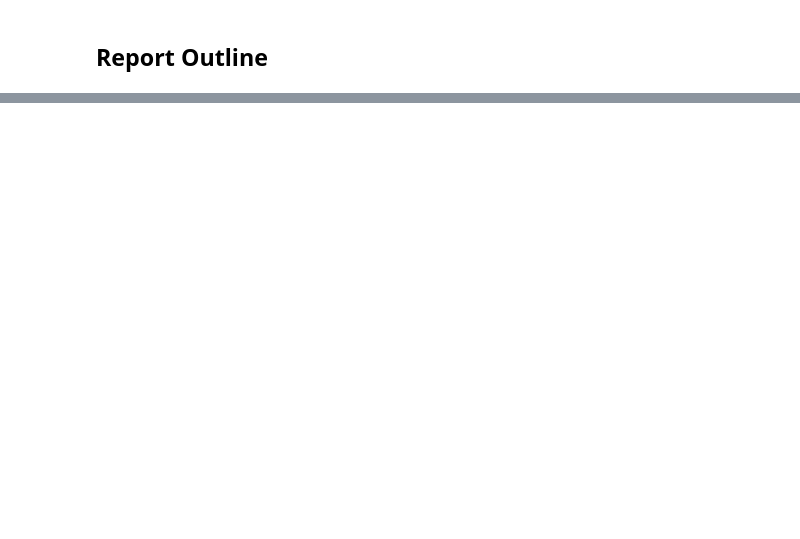
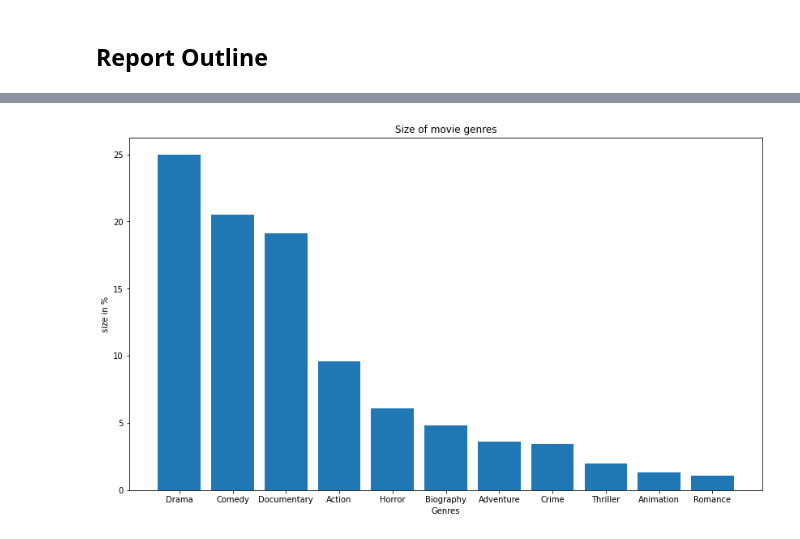
Before and after one commit to paddyokore/sql-reforestration, a Jupyter notebook: box-office_analysis_report.ipynb, the cells around one changed output, grey strips where cells are left out. Saved outputs shown, nothing was run; the diff lists cells and outputs as text; code cells hidden in the pictures; blank space fills up the shorter version.

```diff
--- a/box-office_analysis_report.ipynb
+++ b/box-office_analysis_report.ipynb
@@ -20,0 +60,3 @@ dfm_basics_rate.head()
+# %%
+g = round(dfm_basics_rate.genres1.value_counts(normalize=True) * 100, 1).head(11)
+print(g)
@@ -20,0 +76,11 @@ dfm_basics_rate.head()
+# %%
+y = list(g.values)
+x = list(g.index)
+
+plt.figure(figsize=(14, 8))
+plt.bar(x, y)
+plt.xlabel('Genres')
+plt.ylabel('size in %')
+plt.title('Size of movie genres');
+# %% [output]
+[figure, added]
```
Also changed, not shown: parts of 12 cells of this notebook.
